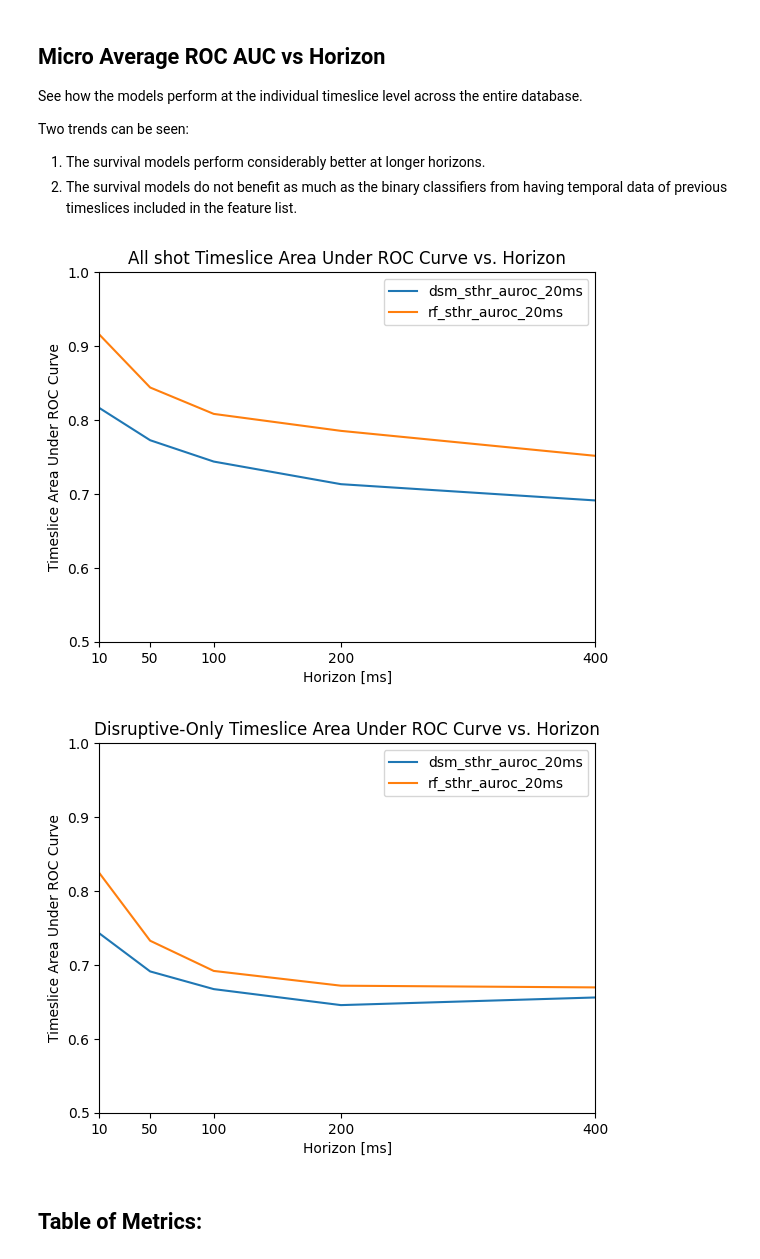
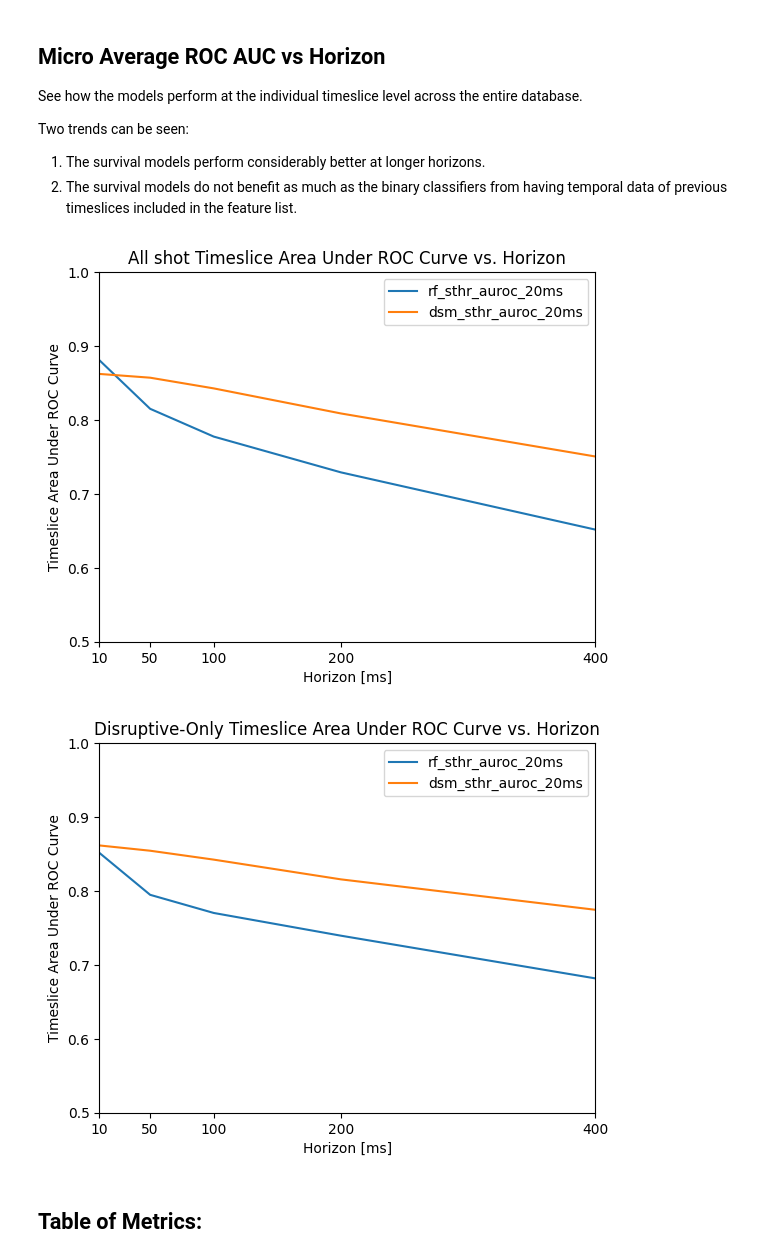
Before and after one commit to MIT-PSFC/disruption-survival-analysis, a Jupyter notebook: Run Experiments.ipynb, the cells around one changed output. Drawn from its saved outputs; the diff is of its cells as text; code cells hidden in the pictures.

Commit message:
Retrained models with a slightly better dataset, working on adding more tests

```diff
--- a/Run Experiments.ipynb
+++ b/Run Experiments.ipynb
@@ -12,12 +12,12 @@ from IPython.display import display
 #device = 'synthetic'
 #dataset_path = 'synthetic100'
 device = 'cmod'
-dataset_path = 'preliminary_dataset'
+dataset_path = 'preliminary_dataset_no_ufo'
 
 # Load models and create experiments
 
 # models, alarms, metrics, and minimum warning times to use
-models = ['dsm', 'rf']
+models = ['rf', 'dsm']
 alarms = ['sthr']
 metrics = ['auroc']
 min_warning_times = [0.02]
@@ -88,13 +88,13 @@ Two trends can be seen:
 1. The survival models perform considerably better at longer horizons.
 2. The survival models do not benefit as much as the binary classifiers from having temporal data of previous timeslices included in the feature list.
 # %%
-experiment_list = get_experiments(['dsm', 'auroc'], ['rf', 'auroc'])
+experiment_list = get_experiments(['auroc'])
 plot_auroc_timeslice_all_vs_horizon(experiment_list, disrupt_only=False)
 plot_auroc_timeslice_all_vs_horizon(experiment_list, disrupt_only=True)
 #plot_auroc_timeslice_shot_avg_vs_horizon(experiment_list)
 # %% [output]
-[figure, old version]
+[figure, new version]
-[figure, old version]
+[figure, new version]
 # %% [markdown]
 ## Table of Metrics:
 # %%
```
Also changed, not shown: parts of 4 cells of this notebook, 16 other files.
